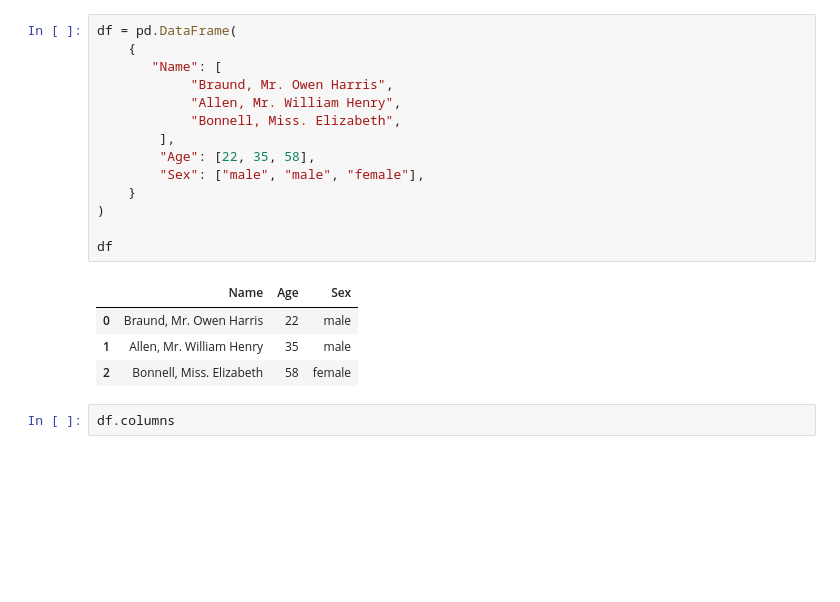
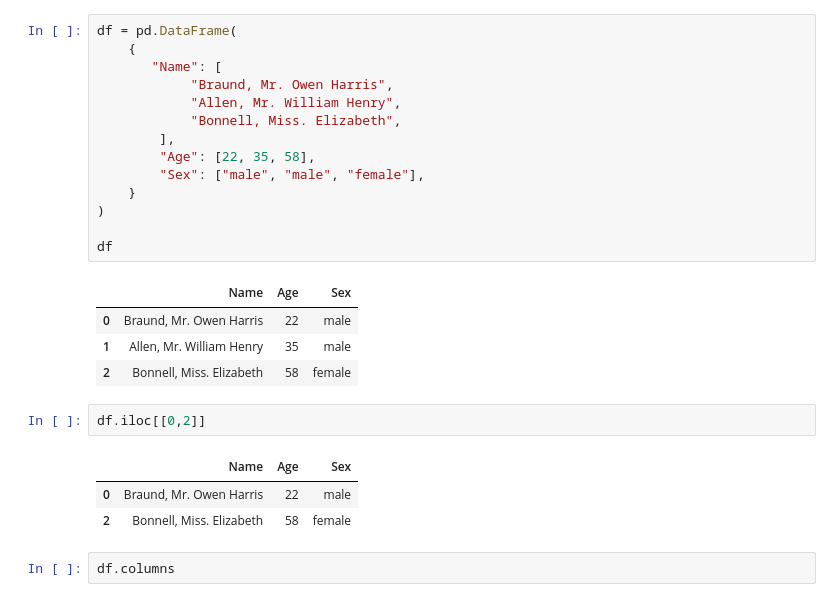
Before and after one commit to menna-osman/Python-Basics-Practice, a Jupyter notebook: Dictinaries, Dataframes and Numpy/Pandas.ipynb, the cells around one changed output. Cells and saved outputs as stored; diff of their text form; blank space fills up the shorter version.

```diff
--- a/Dictinaries, Dataframes and Numpy/Pandas.ipynb
+++ b/Dictinaries, Dataframes and Numpy/Pandas.ipynb
@@ -69,6 +59,12 @@ df
 | 0 | Braund, Mr. Owen Harris | 22 | male |
 | 1 | Allen, Mr. William Henry | 35 | male |
 | 2 | Bonnell, Miss. Elizabeth | 58 | female |
+# %%
+df.iloc[[0,2]]
+# %% [output]
+|  | Name | Age | Sex |
+| 0 | Braund, Mr. Owen Harris | 22 | male |
+| 2 | Bonnell, Miss. Elizabeth | 58 | female |
 # %%
 df.columns
 # %% [output]
```
Also changed, not shown: parts of 9 cells of this notebook, 9 other files.
